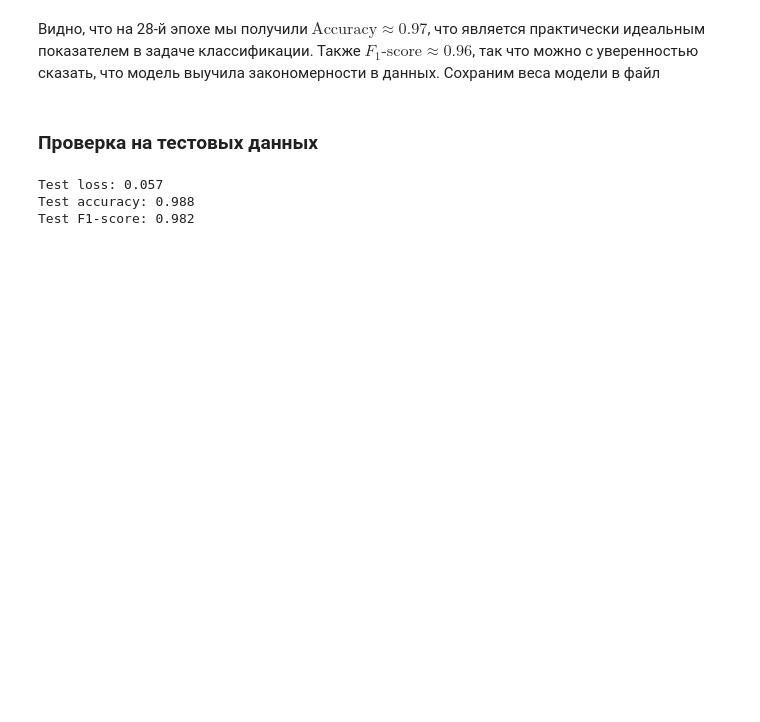
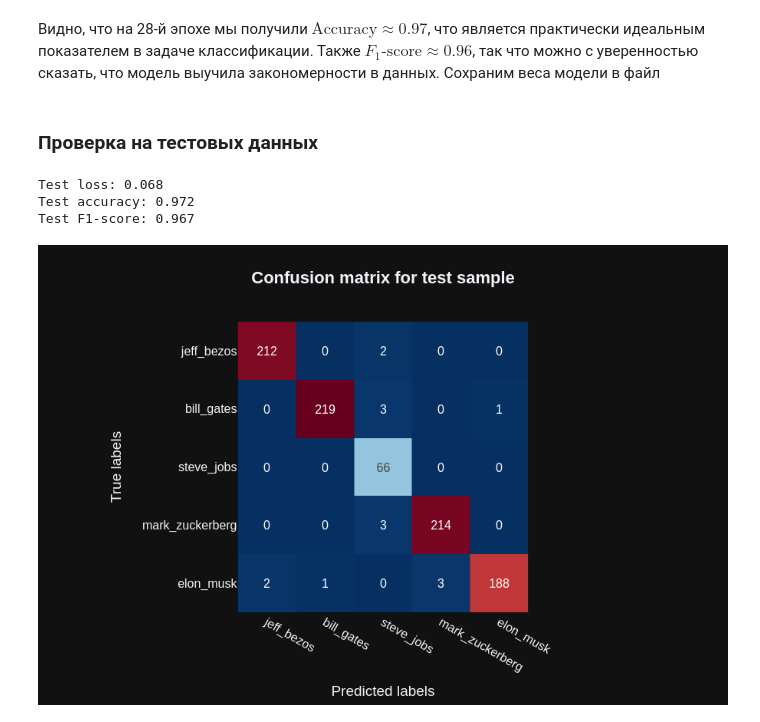
Before and after one commit to ScReameer/Celebrity-classification, a Jupyter notebook: Celebrity classification.ipynb, the cells around one changed output. Saved outputs shown, nothing was run; the diff lists cells and outputs as text; code cells hidden in the pictures; blank space fills up the shorter version.

```diff
--- a/Celebrity classification.ipynb
+++ b/Celebrity classification.ipynb
@@ -476,19 +497,22 @@ torch.save(resnext50.state_dict(), save_path)
 ### Проверка на тестовых данных
 # %%
 # Enable evaluation mode and compute metrics for test sample
-resnext50 = resnext50.eval().to(DEVICE)
+resnext50 = resnext50.eval()
 test_epoch_loss = .0
 test_epoch_acc = .0
 test_epoch_f1 = .0
+confusion_matrix = torch.zeros((N_CLASSES, N_CLASSES)).to(DEVICE)
+compute_conf_matrix = MulticlassConfusionMatrix(N_CLASSES).to(DEVICE)
 for inputs_test, labels_test in tqdm(test_loader):
 # Compute test outputs and loss
     with torch.no_grad():
-        outputs_test = resnext50(inputs_test.to(DEVICE))
-        loss_test = criterion(outputs_test, labels_test.to(DEVICE))
+        outputs_test = resnext50(inputs_test)
+        loss_test = criterion(outputs_test, labels_test)
     # Accumulate test metrics
     test_epoch_loss += loss_test
-    test_epoch_acc += accuracy_score(outputs_test, labels_test.to(DEVICE))
-    test_epoch_f1 += f1_score(outputs_test, labels_test.to(DEVICE))
+    test_epoch_acc += accuracy_score(outputs_test, labels_test)
+    test_epoch_f1 += f1_score(outputs_test, labels_test)
+    confusion_matrix += compute_conf_matrix(outputs_test, labels_test)
 # Compute average test metrics for epoch
 avg_test_epoch_loss = test_epoch_loss / len(test_loader)
 avg_test_epoch_acc = test_epoch_acc / len(test_loader)
@@ -500,7 +524,26 @@ print(
     f'Test F1-score: {avg_test_epoch_f1:.3f}', sep='', end=''
 )
 # %% [output]
-Test loss: 0.057
-Test accuracy: 0.988
-Test F1-score: 0.982
+Test loss: 0.068
+Test accuracy: 0.972
+Test F1-score: 0.967
+# %%
+px.imshow(
+    img=confusion_matrix.cpu(),
+    color_continuous_scale=px.colors.sequential.RdBu_r,
+    text_auto=True,
+    title='<b>Confusion matrix for test sample',
+    height=600,
+    width=900,
+    x=list(train_dataset.classes_dict.keys()),
+    y=list(train_dataset.classes_dict.keys())
+).update_layout(
+    font=dict(size=16),
+    title_x=0.5,
+    xaxis_title='Predicted labels',
+    yaxis_title='True labels',
+    coloraxis_showscale=False
+)
+# %% [output]
+[figure, added]
 # %% [markdown]
```
Also changed, not shown: parts of 10 cells of this notebook, 1 other file.
